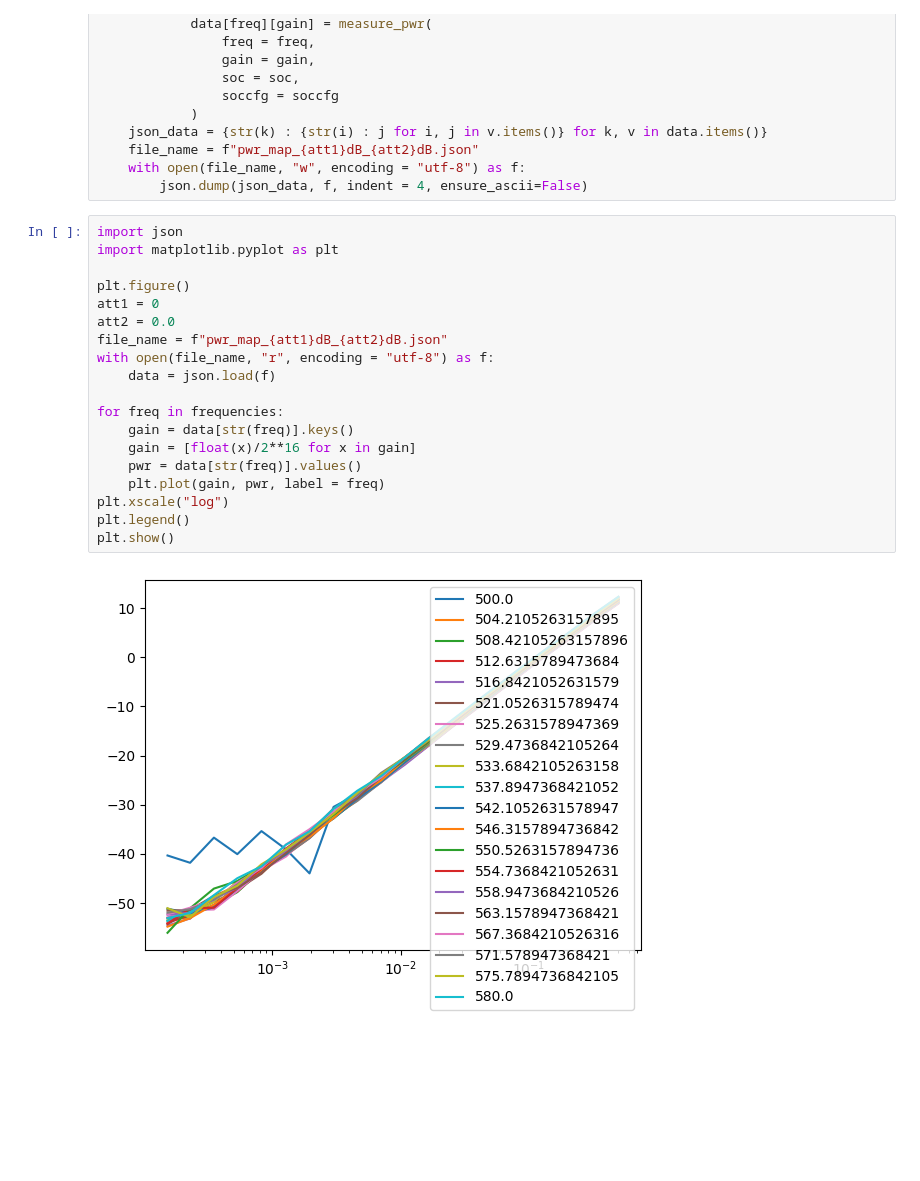
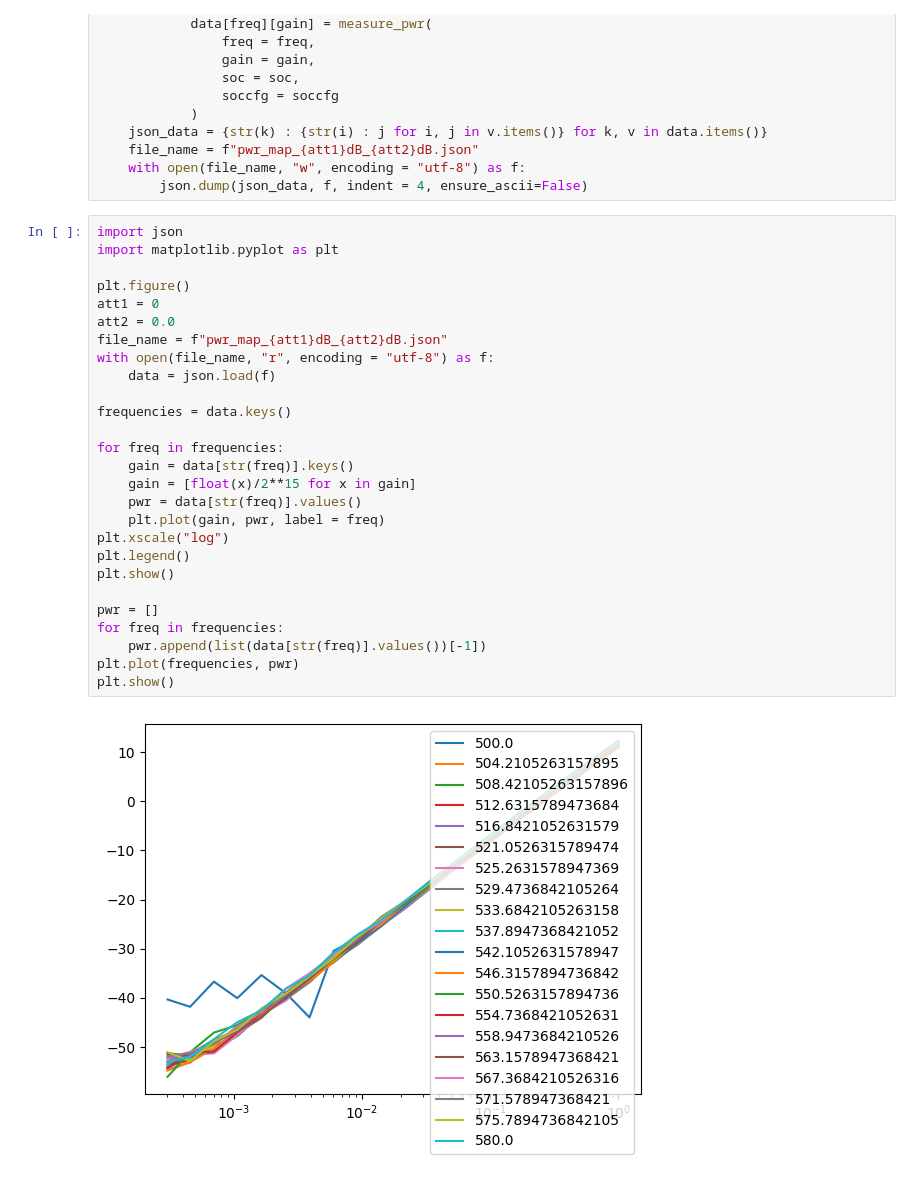
Before and after one commit to alexist2623/PulseGenerator, a Jupyter notebook: QickSetup/Examples/GainPowerMap.ipynb, the cells around one changed output. Cells and saved outputs as stored; diff of their text form; blank space fills up the shorter version.

```diff
--- a/QickSetup/Examples/GainPowerMap.ipynb
+++ b/QickSetup/Examples/GainPowerMap.ipynb
@@ -266,21 +266,29 @@ for att2 in attenuations:
 # %%
 import json
 import matplotlib.pyplot as plt
 
 plt.figure()
 att1 = 0
 att2 = 0.0
 file_name = f"pwr_map_{att1}dB_{att2}dB.json"
 with open(file_name, "r", encoding = "utf-8") as f:
     data = json.load(f)
 
+frequencies = data.keys()
+
 for freq in frequencies:
     gain = data[str(freq)].keys()
-    gain = [float(x)/2**16 for x in gain]
+    gain = [float(x)/2**15 for x in gain]
     pwr = data[str(freq)].values()
     plt.plot(gain, pwr, label = freq)
 plt.xscale("log")
 plt.legend()
 plt.show()
+
+pwr = []
+for freq in frequencies:
+    pwr.append(list(data[str(freq)].values())[-1])
+plt.plot(frequencies, pwr)
+plt.show()
 # %% [output]
-[figure, old version]
+[figure, new version]
```
Also changed, not shown: parts of 1 cell of this notebook, 17 other files.
